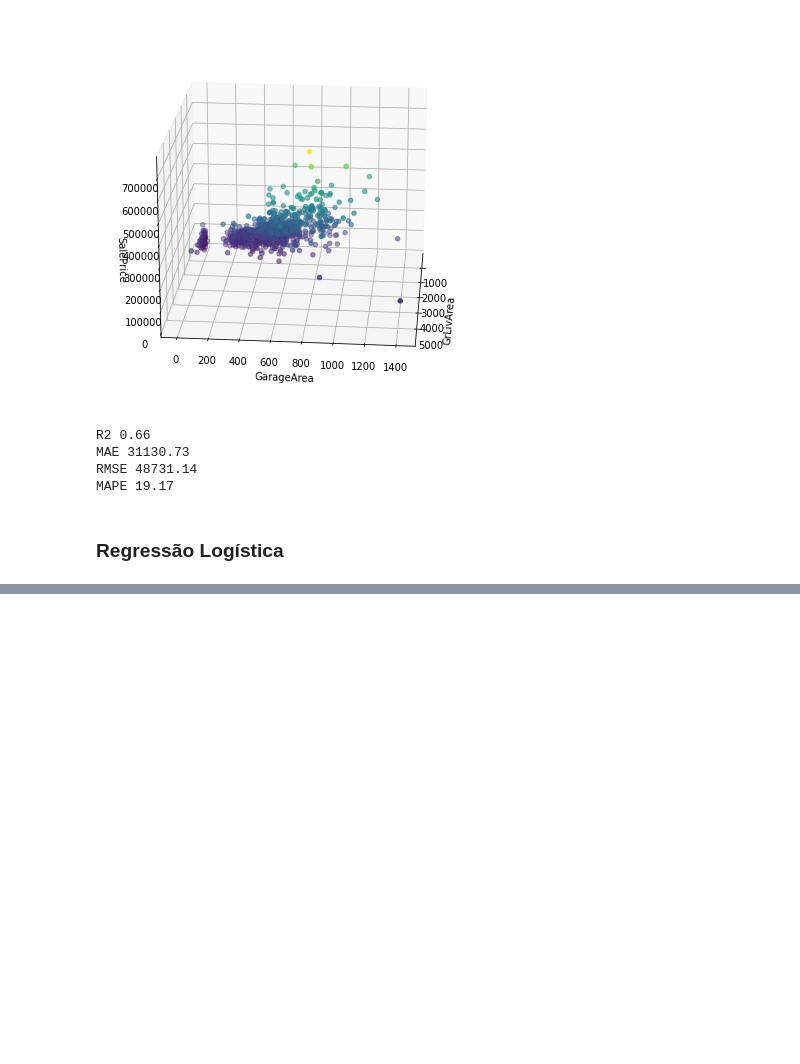
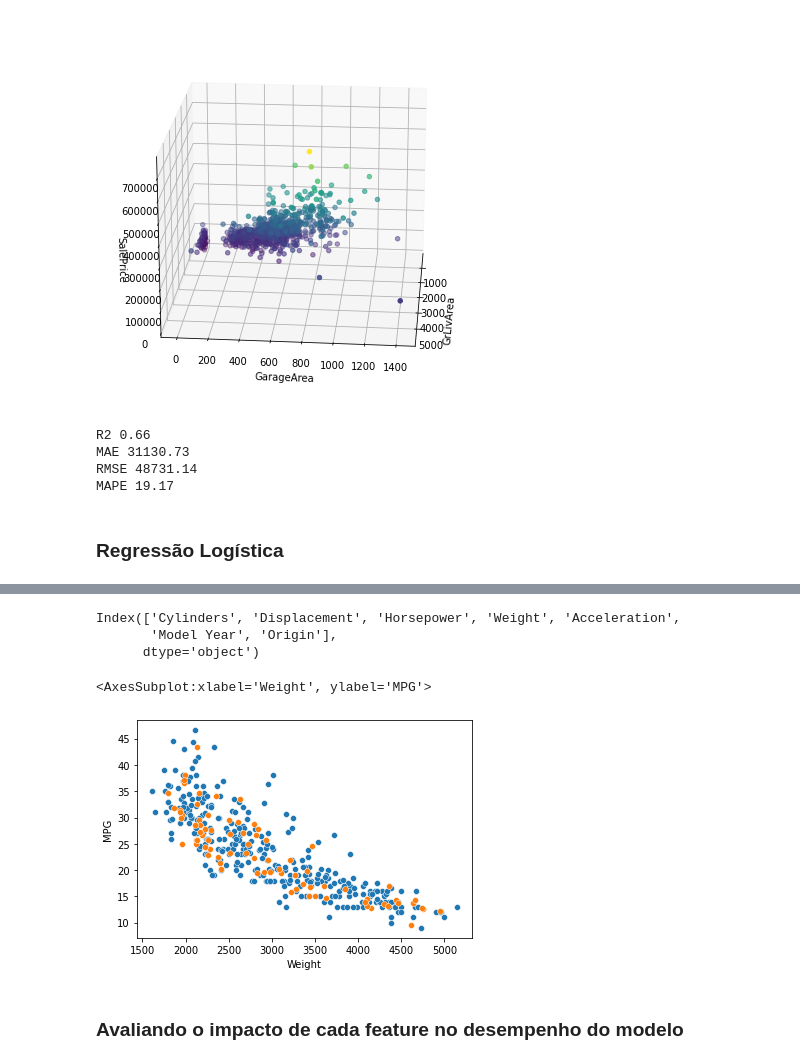
Before and after one commit to gaiogreg/aulas-LC-Safra, a Jupyter notebook: Modulo 7/Estudo.ipynb, the cells around one changed output, grey strips where cells are left out. Drawn from its saved outputs; the diff is of its cells as text; code cells hidden in the pictures; blank space fills up the shorter version.

```diff
--- a/Modulo 7/Estudo.ipynb
+++ b/Modulo 7/Estudo.ipynb
@@ -201,0 +338,6 @@ LogisticRegression()
+# %%
+polinomio.fit(X_train)
+X_treino_transf = pd.DataFrame(polinomio.transform(X_train))
+# %%
+estimador_transf = LinearRegression()
+estimador_transf.fit(X_treino_transf, y_train)
@@ -201,0 +358,6 @@ LogisticRegression()
+# %%
+polinomio_teste = PolynomialFeatures(2)
+polinomio_teste.fit(X_test)
+X_test_transf = pd.DataFrame(polinomio_teste.transform(X_test))
+# %%
+y_pred = estimador_transf.predict(X_test_transf)
@@ -201,0 +384,14 @@ LogisticRegression()
+# %%
+X_test.columns
+# %% [output]
+Index(['Cylinders', 'Displacement', 'Horsepower', 'Weight', 'Acceleration',
+       'Model Year', 'Origin'],
+      dtype='object')
+# %%
+sns.scatterplot(x=X_train['Weight'], y=y)
+sns.scatterplot(x=X_test['Weight'], y=y_pred.flatten())
+# %% [output]
+<AxesSubplot:xlabel='Weight', ylabel='MPG'>
+[figure, added]
+# %% [markdown]
+### Avaliando o impacto de cada feature no desempenho do modelo
```
Also changed, not shown: parts of 36 cells of this notebook.
